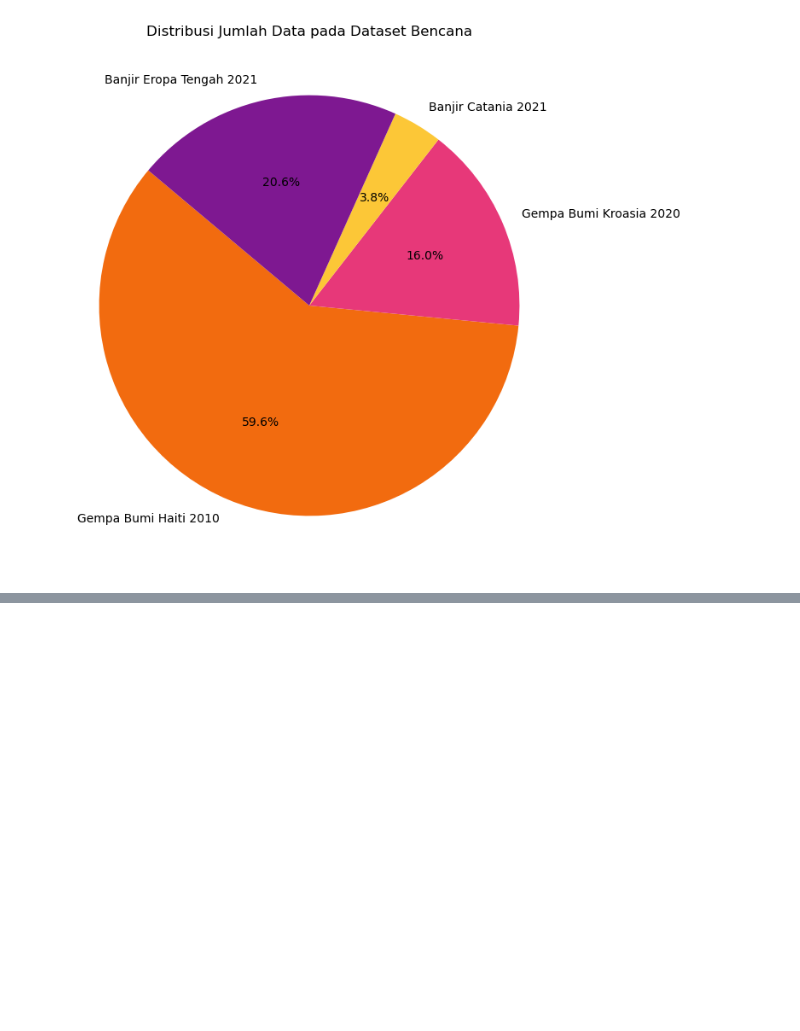
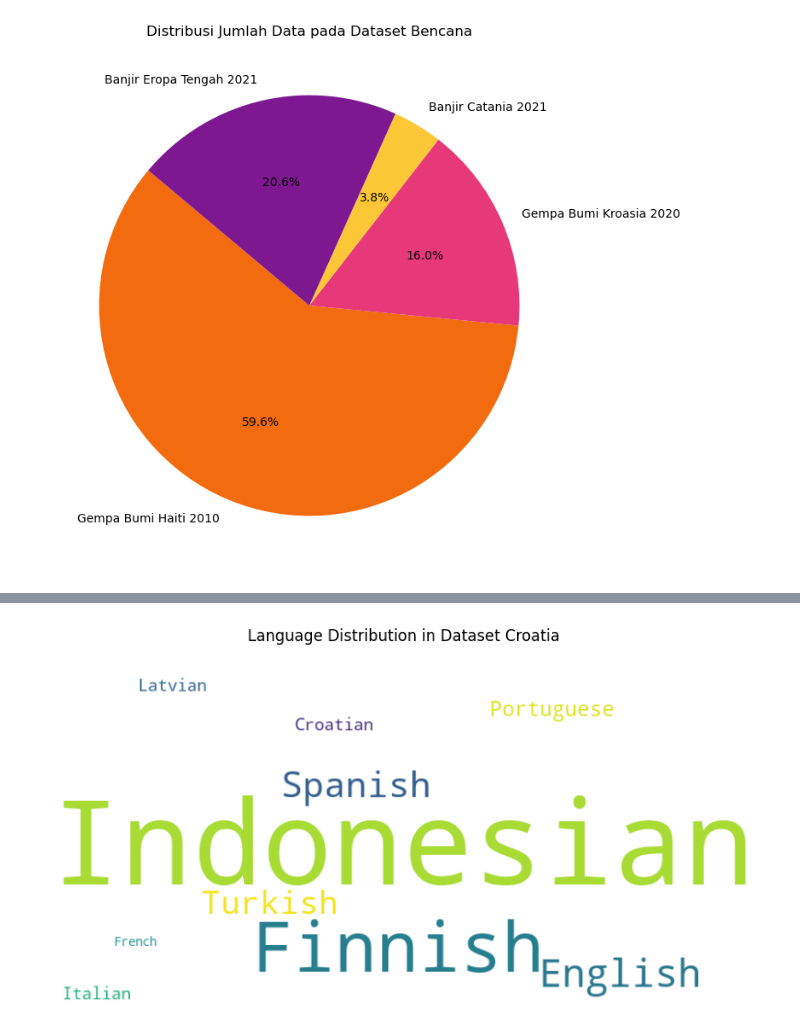
Before and after one commit to YogaaPratama/sentiment-analysis-disaster-svm, a Jupyter notebook: informasi-dataset.ipynb, the cells around one changed output, grey strips where cells are left out. Saved outputs shown, nothing was run; the diff lists cells and outputs as text; code cells hidden in the pictures; blank space fills up the shorter version.

```diff
--- a/informasi-dataset.ipynb
+++ b/informasi-dataset.ipynb
@@ -20,0 +71,26 @@ plt.show()
+# %%
+from wordcloud import WordCloud
+
+# Data distribusi bahasa
+croatia_data = {
+    'Indonesian': 689, 'Finnish': 127, 'English': 17, 'Spanish': 14, 'Turkish': 11,
+    'Portuguese': 3, 'Latvian': 2, 'Croatian': 2, 'Italian': 2, 'French': 1
+}
+
+# Membuat word cloud
+wordcloud = WordCloud(
+    width=800, height=400, background_color='white', colormap='viridis',
+    prefer_horizontal=1.0,
+    normalize_plurals=True,
+    min_font_size=5,
+    max_font_size=150
+).generate_from_frequencies(croatia_data)
+
+# Menampilkan word cloud
+plt.figure(figsize=(10, 6))
+plt.imshow(wordcloud, interpolation='bilinear')
+plt.axis('off')
+plt.title("Language Distribution in Dataset Croatia")
+plt.show()
+# %% [output]
+[figure, added]
```
Also changed, not shown: parts of 5 cells of this notebook, 38 other files.
